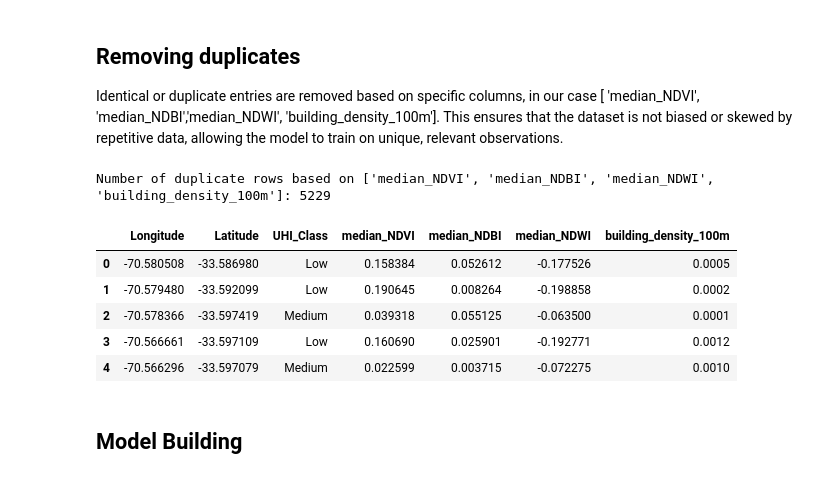
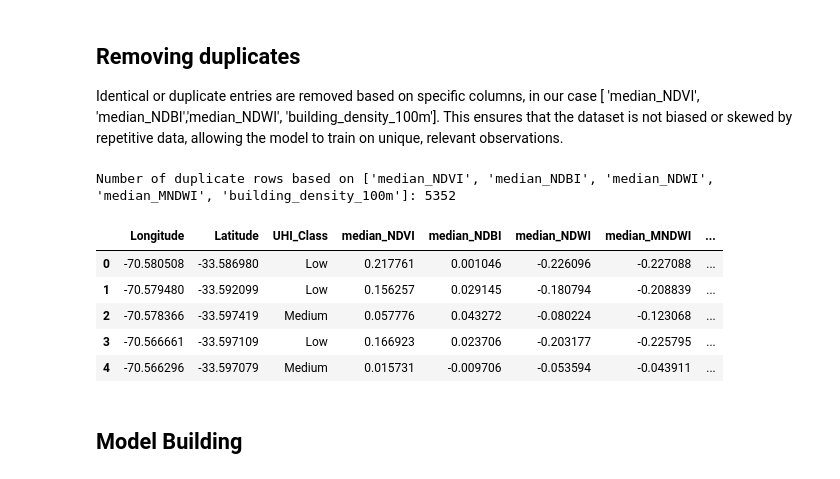
Before and after one commit to sushismith-lab/Urban_Heat_Project, a Jupyter notebook: Sample_Model_Notebook.ipynb, the cells around one changed output. Saved outputs shown, nothing was run; the diff lists cells and outputs as text; code cells hidden in the pictures.

```diff
--- a/Sample_Model_Notebook.ipynb
+++ b/Sample_Model_Notebook.ipynb
@@ -271,7 +299,6 @@ def extract_band_vales(
 
     return df
 # %%
-# Mapping satellite data with training data for the chile location.
-chile_heat_data = extract_band_vales(geotiff_path="./Data/sample_chile.tiff", csv_input_path="./Data/sample_chile_uhi_data.csv")
+chile_heat_data = extract_band_vales(geotiff_path="./sample_chile.tiff", csv_input_path="./Data/sample_chile_uhi_data.csv")
 chile_heat_data.head()
 # %% [output]
@@ -284,5 +311,4 @@ chile_heat_data.head()
 # %%
-# Mapping satellite data with training data for the Brazil location.
-Brazil_heat_data = extract_band_vales(geotiff_path="./Data/sample_Brazil.tiff", csv_input_path="./Data/sample_Brazil_uhi_data.csv")
+Brazil_heat_data = extract_band_vales(geotiff_path="./sample_Brazil.tiff", csv_input_path="./Data/sample_Brazil_uhi_data.csv")
 Brazil_heat_data.head()
 # %% [output]
@@ -421,13 +408,13 @@ Brazil_buildings_data.head()
 # %%
-# Combine UHI data with extracted building density feature for Santiago.
-# Selected features include location (Longitude, Latitude), UHI classification,
-# median vegetation, built-up, and water indices, along with building density.
-chile_combined = pd.concat([chile_heat_data[['Longitude', 'Latitude', 'UHI_Class', 'median_NDVI', 'median_NDBI', 'median_NDWI']],
-                               chile_buildings_data[['building_density_100m']]], axis=1)
+chile_combined = pd.concat([
+    chile_heat_data[['Longitude', 'Latitude', 'UHI_Class', 'median_NDVI', 'median_NDBI', 'median_NDWI', 'median_MNDWI']],
+    chile_buildings_data[['building_density_100m']]
+], axis=1)
 
-# Repeat the same combination for Rio de Janeiro.
-Brazil_combined = pd.concat([Brazil_heat_data[['Longitude', 'Latitude', 'UHI_Class', 'median_NDVI', 'median_NDBI', 'median_NDWI']],
-                          Brazil_buildings_data[['building_density_100m']]], axis=1)
+Brazil_combined = pd.concat([
+    Brazil_heat_data[['Longitude', 'Latitude', 'UHI_Class', 'median_NDVI', 'median_NDBI', 'median_NDWI', 'median_MNDWI']],
+    Brazil_buildings_data[['building_density_100m']]
+], axis=1)
 # %%
 # Merge the combined data from Santiago and Rio into a single training DataFrame.
 # This unified dataset includes UHI class, spectral indices, and building density features.
@@ -451,32 +438,26 @@ train_df.shape
 ## Removing duplicates
 Identical or duplicate entries are removed based on specific columns, in our case [ 'median_NDVI', 'median_NDBI','median_NDWI', 'building_density_100m']. This ensures that the dataset is not biased or skewed by repetitive data, allowing the model to train on unique, relevant observations.
 # %%
-# List of columns to check for duplicates
-columns_to_check = ['median_NDVI', 'median_NDBI', 'median_NDWI', 'building_density_100m']
+columns_to_check = ['median_NDVI', 'median_NDBI', 'median_NDWI', 'median_MNDWI', 'building_density_100m']
 
-# Convert numpy arrays in columns to tuples so they can be compared properly
 for col in columns_to_check:
     train_df[col] = train_df[col].apply(
         lambda x: tuple(x) if isinstance(x, np.ndarray) and x.ndim > 0 else x
     )
 
-# Check number of duplicates before dropping
 num_duplicates = train_df.duplicated(subset=columns_to_check).sum()
 print(f"Number of duplicate rows based on {columns_to_check}: {num_duplicates}")
 
-# Drop duplicate rows based on the selected columns, keeping the first occurrence
 uhi_data = train_df.drop_duplicates(subset=columns_to_check, keep='first')
-
-# Show first few rows of the cleaned DataFrame
 uhi_data.head()
 # %% [output]
-Number of duplicate rows based on ['median_NDVI', 'median_NDBI', 'median_NDWI', 'building_density_100m']: 5229
+Number of duplicate rows based on ['median_NDVI', 'median_NDBI', 'median_NDWI', 'median_MNDWI', 'building_density_100m']: 5352
-|  | Longitude | Latitude | UHI_Class | median_NDVI | median_NDBI | median_NDWI | building_density_100m |
-| 0 | -70.580508 | -33.586980 | Low | 0.158384 | 0.052612 | -0.177526 | 0.0005 |
-| 1 | -70.579480 | -33.592099 | Low | 0.190645 | 0.008264 | -0.198858 | 0.0002 |
-| 2 | -70.578366 | -33.597419 | Medium | 0.039318 | 0.055125 | -0.063500 | 0.0001 |
-| 3 | -70.566661 | -33.597109 | Low | 0.160690 | 0.025901 | -0.192771 | 0.0012 |
-| 4 | -70.566296 | -33.597079 | Medium | 0.022599 | 0.003715 | -0.072275 | 0.0010 |
+|  | Longitude | Latitude | UHI_Class | median_NDVI | median_NDBI | median_NDWI | median_MNDWI | ... |
+| 0 | -70.580508 | -33.586980 | Low | 0.217761 | 0.001046 | -0.226096 | -0.227088 | ... |
+| 1 | -70.579480 | -33.592099 | Low | 0.156257 | 0.029145 | -0.180794 | -0.208839 | ... |
+| 2 | -70.578366 | -33.597419 | Medium | 0.057776 | 0.043272 | -0.080224 | -0.123068 | ... |
+| 3 | -70.566661 | -33.597109 | Low | 0.166923 | 0.023706 | -0.203177 | -0.225795 | ... |
+| 4 | -70.566296 | -33.597079 | Medium | 0.015731 | -0.009706 | -0.053594 | -0.043911 | ... |
 # %%
 # Resetting the index
 uhi_data=uhi_data.reset_index(drop=True)
```
Also changed, not shown: parts of 24 cells of this notebook, 3 other files.
